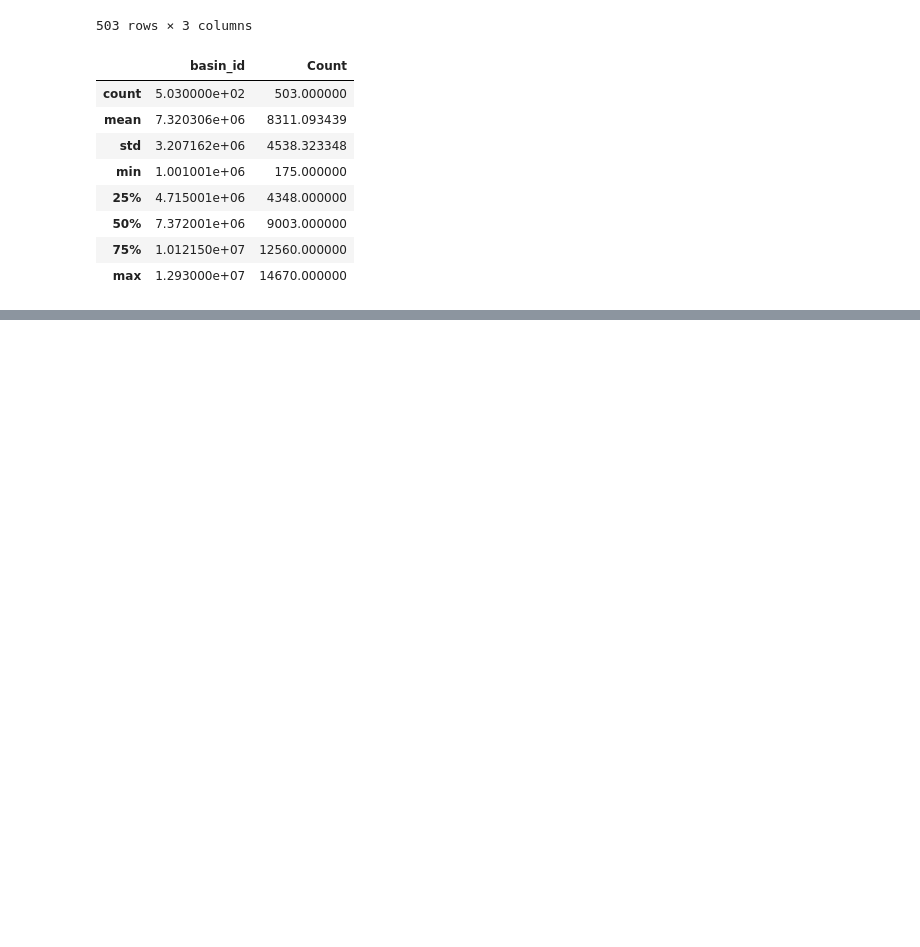
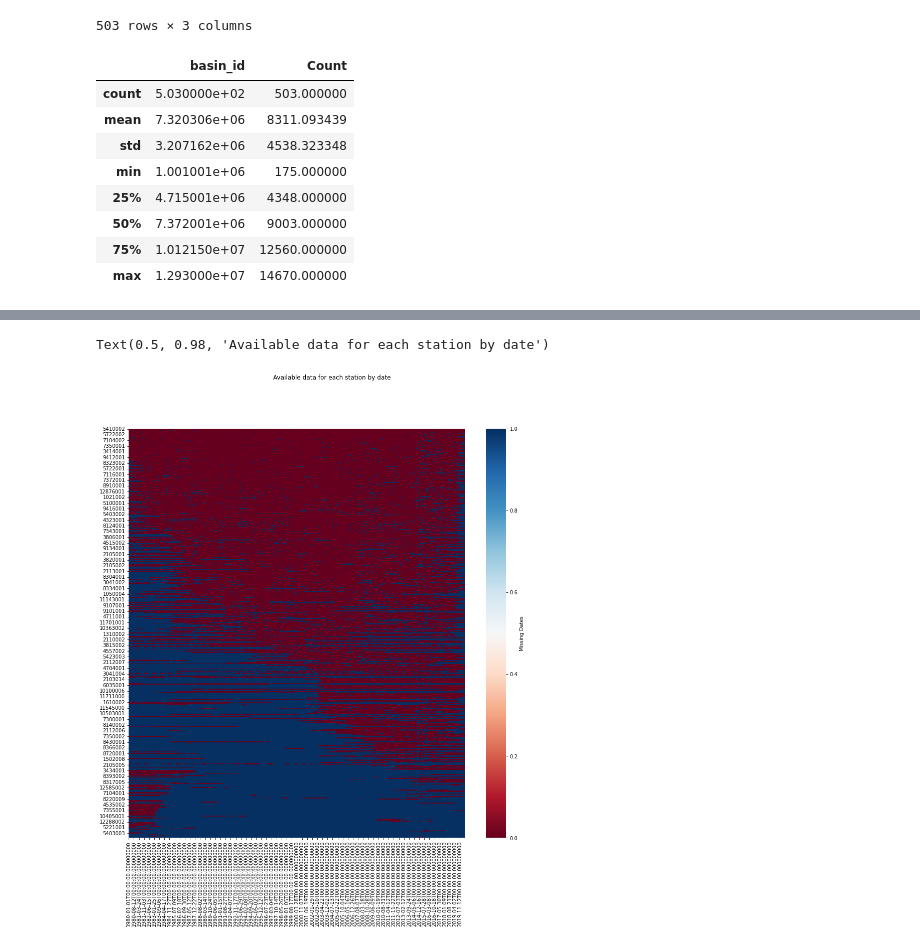
Before and after one commit to igonzalezperez/watershed_challenge, a Jupyter notebook: watershed_challenge.ipynb, the cells around one changed output, grey strips where cells are left out. Saved outputs shown, nothing was run; the diff lists cells and outputs as text; code cells hidden in the pictures; blank space fills up the shorter version.

```diff
--- a/watershed_challenge.ipynb
+++ b/watershed_challenge.ipynb
@@ -116,0 +226,9 @@ data_count_per_station.describe()
+# %%
+fig, ax = plt.subplots(figsize=(15, 15))
+sns.heatmap(missing_dates.isna().T,
+            cmap="RdBu",
+            cbar_kws={'label': 'Missing Dates'})
+fig.suptitle("Available data for each station by date")
+# %% [output]
+Text(0.5, 0.98, 'Available data for each station by date')
+[figure, added]
```
Also changed, not shown: parts of 22 cells of this notebook.
